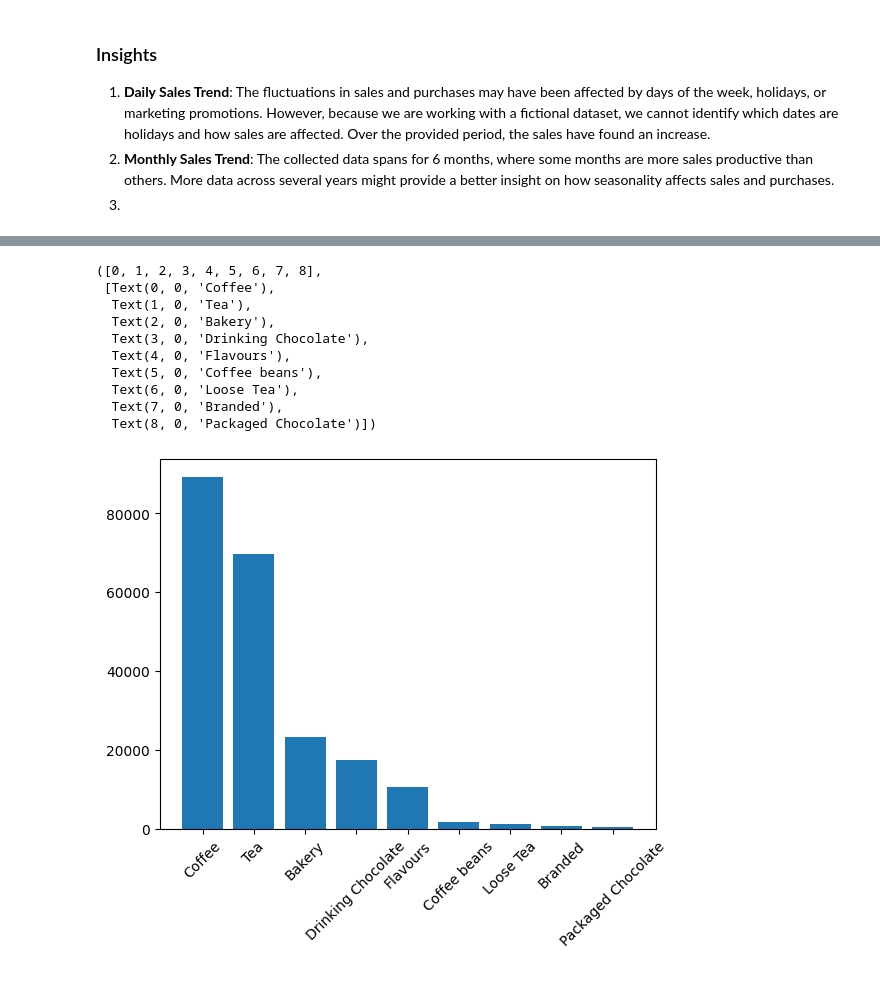
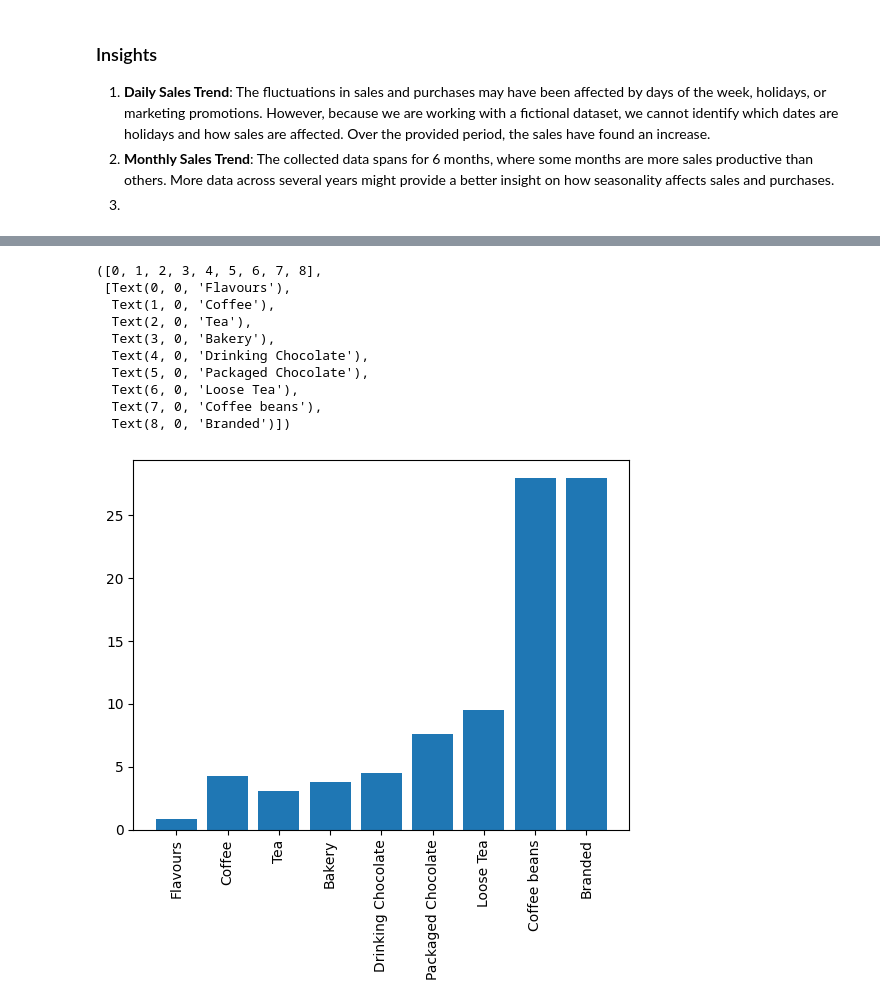
Before and after one commit to mlcuadra1/Coffee-Shop-EDA, a Jupyter notebook: notebooks/eda.ipynb, the cells around one changed output, grey strips where cells are left out. Saved outputs shown, nothing was run; the diff lists cells and outputs as text; code cells hidden in the pictures.

```diff
--- a/notebooks/eda.ipynb
+++ b/notebooks/eda.ipynb
@@ -115,16 +148,18 @@ plt.show()
 # %%
-product_cat_distribution = data.groupby('product_category')['transaction_qty'].sum().sort_values(ascending=False)
-plt.bar(product_cat_distribution.index.values, product_cat_distribution)
-plt.xticks(rotation=45)
+# product_cat_prices = data.groupby('product_category')['transaction_qty'].mean().sort_values(ascending=False)
+product_cat_prices = data.drop_duplicates(subset='product_type').sort_values('unit_price', ascending=True)
+plt.bar(product_cat_prices['product_category'], product_cat_prices['unit_price'])
+plt.xticks(rotation=90)
+# product_cat_prices.head()
 # %% [output]
 ([0, 1, 2, 3, 4, 5, 6, 7, 8],
- [Text(0, 0, 'Coffee'),
-  Text(1, 0, 'Tea'),
-  Text(2, 0, 'Bakery'),
-  Text(3, 0, 'Drinking Chocolate'),
-  Text(4, 0, 'Flavours'),
-  Text(5, 0, 'Coffee beans'),
+ [Text(0, 0, 'Flavours'),
+  Text(1, 0, 'Coffee'),
+  Text(2, 0, 'Tea'),
+  Text(3, 0, 'Bakery'),
+  Text(4, 0, 'Drinking Chocolate'),
+  Text(5, 0, 'Packaged Chocolate'),
   Text(6, 0, 'Loose Tea'),
-  Text(7, 0, 'Branded'),
-  Text(8, 0, 'Packaged Chocolate')])
+  Text(7, 0, 'Coffee beans'),
+  Text(8, 0, 'Branded')])
-[figure, old version]
+[figure, new version]
```
Also changed, not shown: parts of 6 cells of this notebook.
